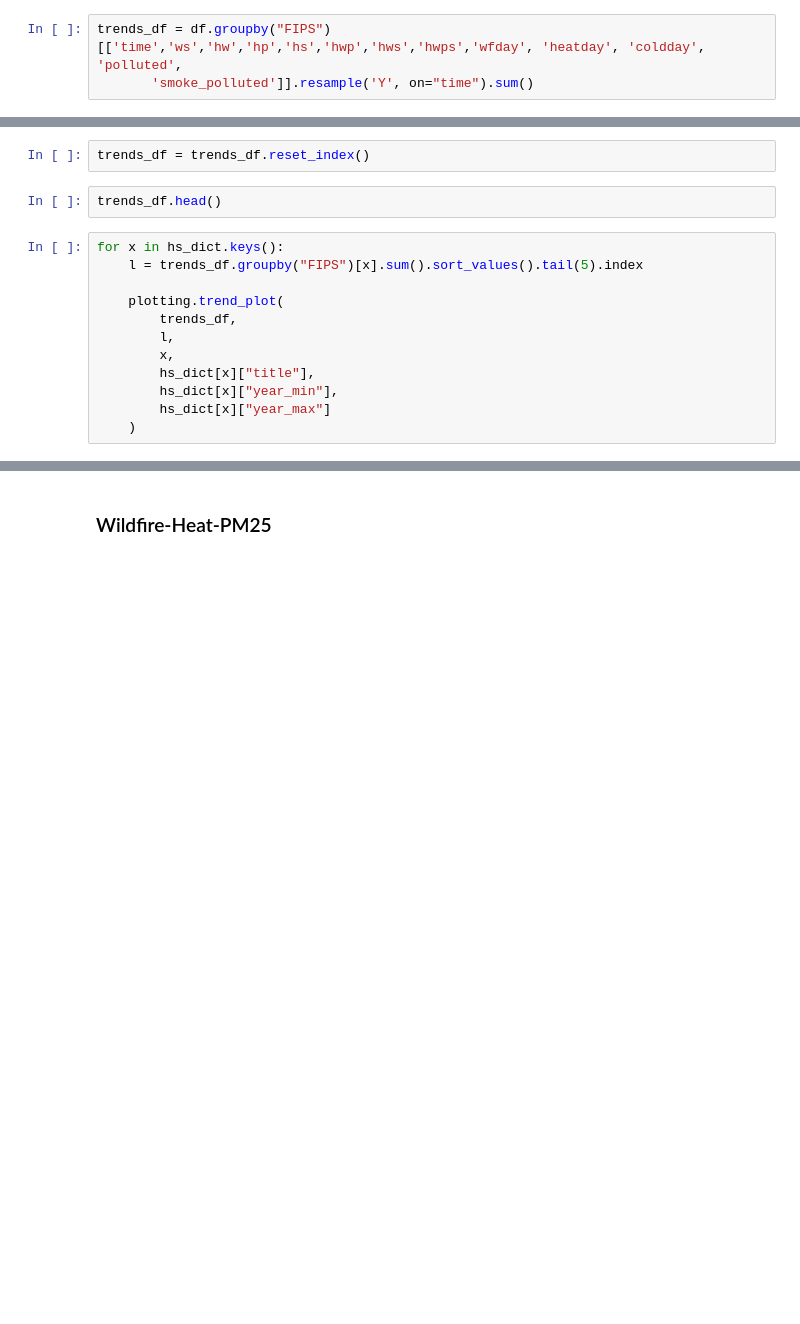
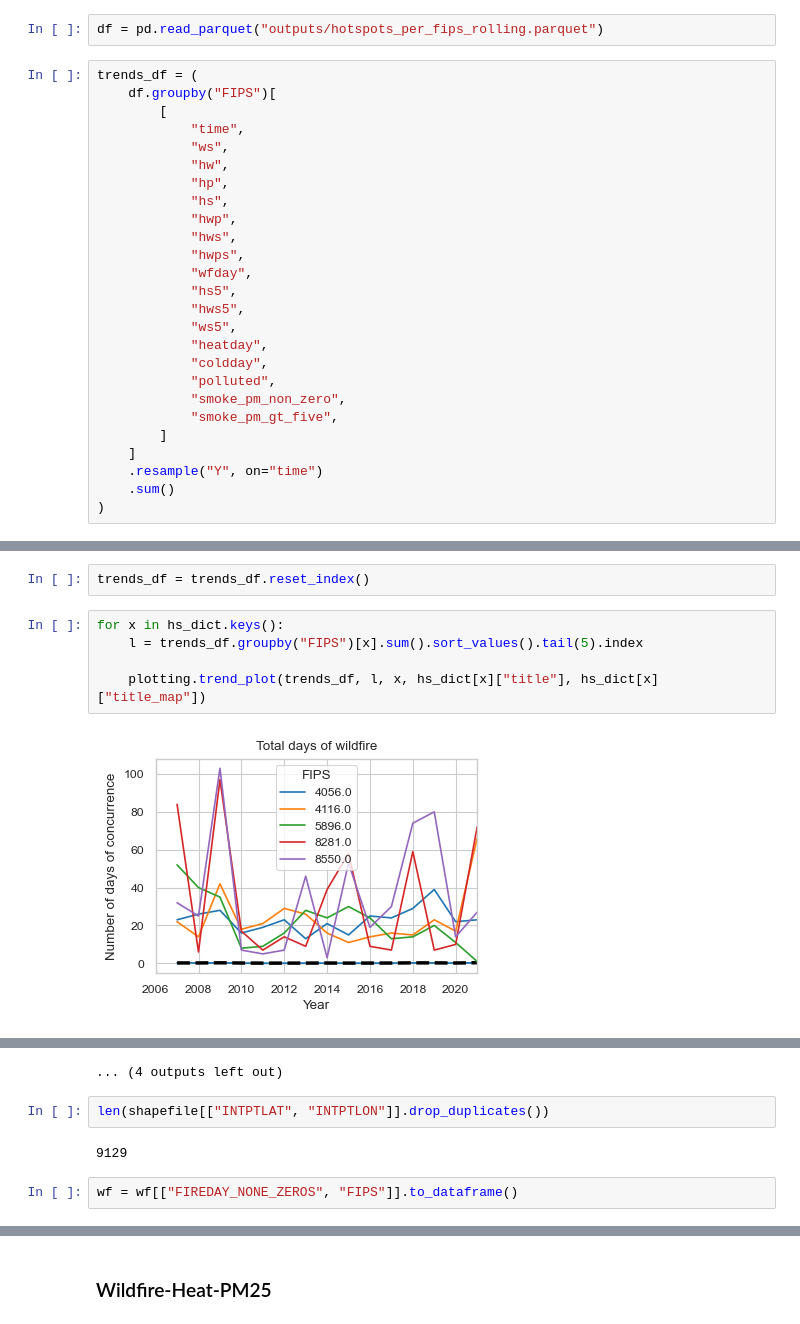
Before and after one commit to NSAPH-Projects/concurrence-climate-hazards, a Jupyter notebook: hotspots.ipynb, the cells around one changed output, grey strips where cells are left out. Drawn from its saved outputs; the diff is of its cells as text; blank space fills up the shorter version.

```diff
--- a/hotspots.ipynb
+++ b/hotspots.ipynb
@@ -74,3 +66,28 @@ merged_df = merged_df[
+# %%
+df = pd.read_parquet("outputs/hotspots_per_fips_rolling.parquet")
 # %%
-trends_df = df.groupby("FIPS")[['time','ws','hw','hp','hs','hwp','hws','hwps','wfday', 'heatday', 'coldday', 'polluted',
-       'smoke_polluted']].resample('Y', on="time").sum()
+trends_df = (
+    df.groupby("FIPS")[
+        [
+            "time",
+            "ws",
+            "hw",
+            "hp",
+            "hs",
+            "hwp",
+            "hws",
+            "hwps",
+            "wfday",
+            "hs5",
+            "hws5",
+            "ws5",
+            "heatday",
+            "coldday",
+            "polluted",
+            "smoke_pm_non_zero",
+            "smoke_pm_gt_five",
+        ]
+    ]
+    .resample("Y", on="time")
+    .sum()
+)
@@ -84,16 +115,9 @@ hs_dict = plotting.get_hotspopt_dict()
 # %%
 trends_df = trends_df.reset_index()
-# %%
-trends_df.head()
 # %%
 for x in hs_dict.keys():
     l = trends_df.groupby("FIPS")[x].sum().sort_values().tail(5).index
 
-    plotting.trend_plot(
-        trends_df,
-        l,
-        x,
-        hs_dict[x]["title"],
-        hs_dict[x]["year_min"],
-        hs_dict[x]["year_max"]
-    )
+    plotting.trend_plot(trends_df, l, x, hs_dict[x]["title"], hs_dict[x]["title_map"])
+# %% [output]
+[figure, added]
@@ -99,0 +135,7 @@ for x in hs_dict.keys():
+... (4 outputs left out)
+# %%
+len(shapefile[["INTPTLAT", "INTPTLON"]].drop_duplicates())
+# %% [output]
+9129
+# %%
+wf = wf[["FIREDAY_NONE_ZEROS", "FIPS"]].to_dataframe()
```
Also changed, not shown: parts of 48 cells of this notebook, 1 other file.
